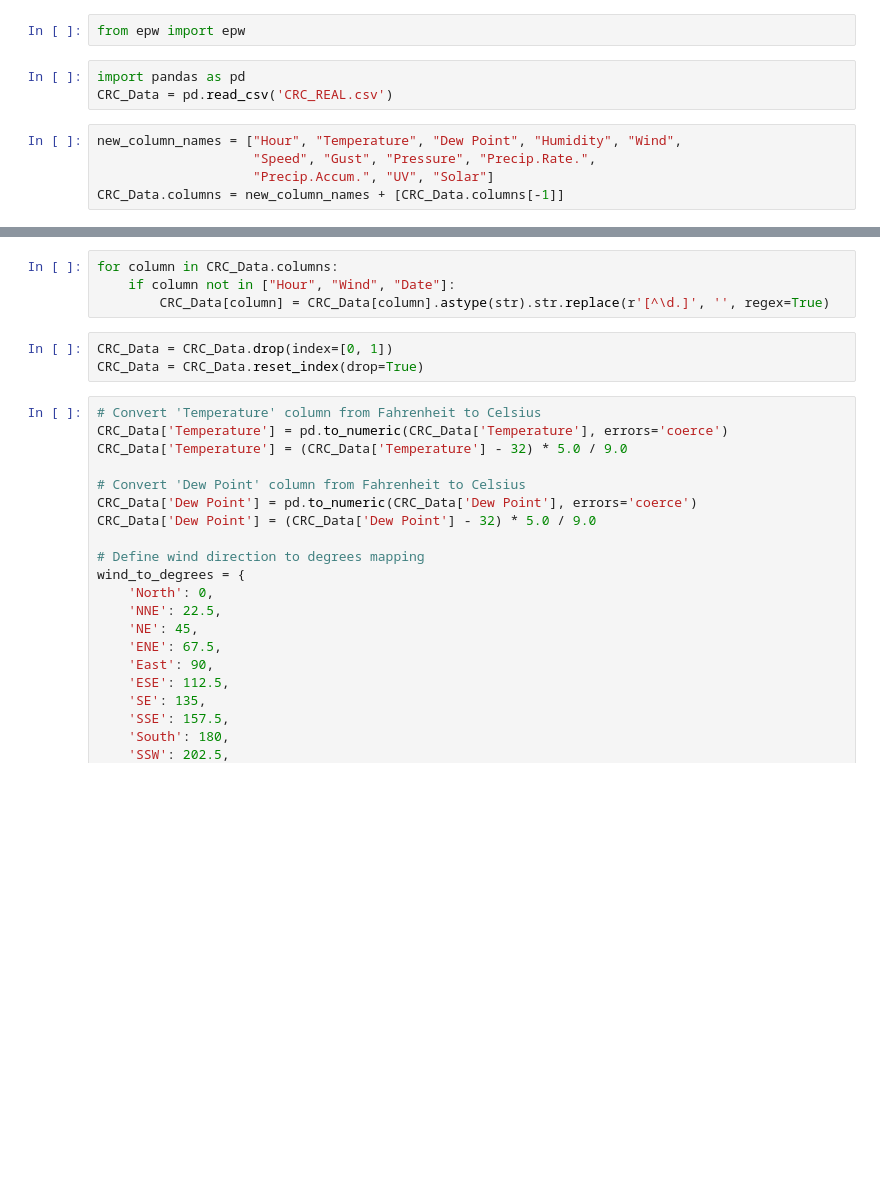
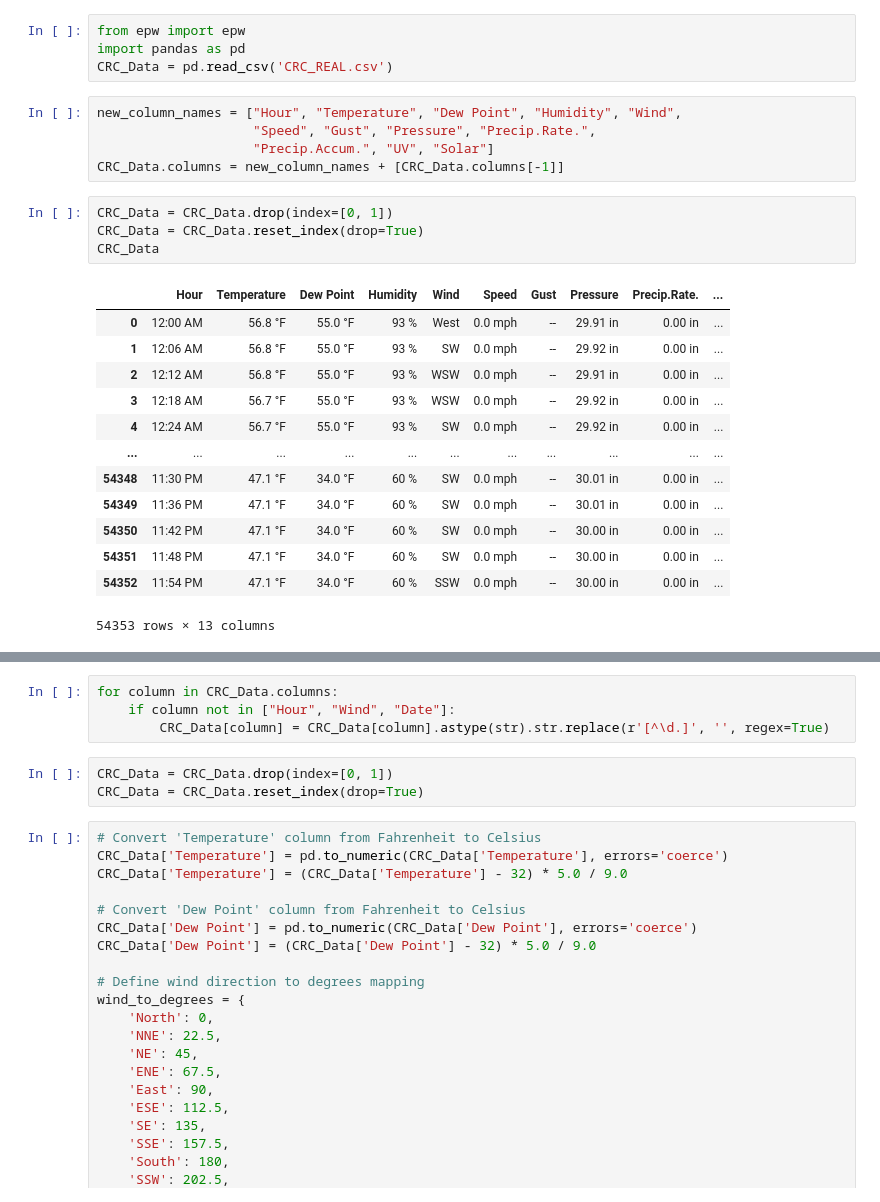
Before and after one commit to SustainableUrbanSystemsLab/CP-GNI2024-UWG, a Jupyter notebook: epw_creation.ipynb, the cells around one changed output, grey strips where cells are left out. Cells and saved outputs as stored; diff of their text form; blank space fills up the shorter version.

```diff
--- a/epw_creation.ipynb
+++ b/epw_creation.ipynb
@@ -1,10 +1,27 @@
 # %%
 from epw import epw
+import pandas as pd
+CRC_Data = pd.read_csv('CRC_REAL.csv')
-# %%
-import pandas as pd
-CRC_Data = pd.read_csv('CRC_REAL.csv')
 # %%
 new_column_names = ["Hour", "Temperature", "Dew Point", "Humidity", "Wind",
                     "Speed", "Gust", "Pressure", "Precip.Rate.",
                     "Precip.Accum.", "UV", "Solar"]
 CRC_Data.columns = new_column_names + [CRC_Data.columns[-1]]
+# %%
+CRC_Data = CRC_Data.drop(index=[0, 1])
+CRC_Data = CRC_Data.reset_index(drop=True)
+CRC_Data
+# %% [output]
+|  | Hour | Temperature | Dew Point | Humidity | Wind | Speed | Gust | Pressure | Precip.Rate. | ... |
+| 0 | 12:00 AM | 56.8 °F | 55.0 °F | 93 % | West | 0.0 mph | -- | 29.91 in | 0.00 in | ... |
+| 1 | 12:06 AM | 56.8 °F | 55.0 °F | 93 % | SW | 0.0 mph | -- | 29.92 in | 0.00 in | ... |
+| 2 | 12:12 AM | 56.8 °F | 55.0 °F | 93 % | WSW | 0.0 mph | -- | 29.91 in | 0.00 in | ... |
+| 3 | 12:18 AM | 56.7 °F | 55.0 °F | 93 % | WSW | 0.0 mph | -- | 29.92 in | 0.00 in | ... |
+| 4 | 12:24 AM | 56.7 °F | 55.0 °F | 93 % | SW | 0.0 mph | -- | 29.92 in | 0.00 in | ... |
+| ... | ... | ... | ... | ... | ... | ... | ... | ... | ... | ... |
+| 54348 | 11:30 PM | 47.1 °F | 34.0 °F | 60 % | SW | 0.0 mph | -- | 30.01 in | 0.00 in | ... |
+| 54349 | 11:36 PM | 47.1 °F | 34.0 °F | 60 % | SW | 0.0 mph | -- | 30.01 in | 0.00 in | ... |
+| 54350 | 11:42 PM | 47.1 °F | 34.0 °F | 60 % | SW | 0.0 mph | -- | 30.00 in | 0.00 in | ... |
+| 54351 | 11:48 PM | 47.1 °F | 34.0 °F | 60 % | SW | 0.0 mph | -- | 30.00 in | 0.00 in | ... |
+| 54352 | 11:54 PM | 47.1 °F | 34.0 °F | 60 % | SSW | 0.0 mph | -- | 30.00 in | 0.00 in | ... |
+54353 rows × 13 columns
```
Also changed, not shown: parts of 19 cells of this notebook.
